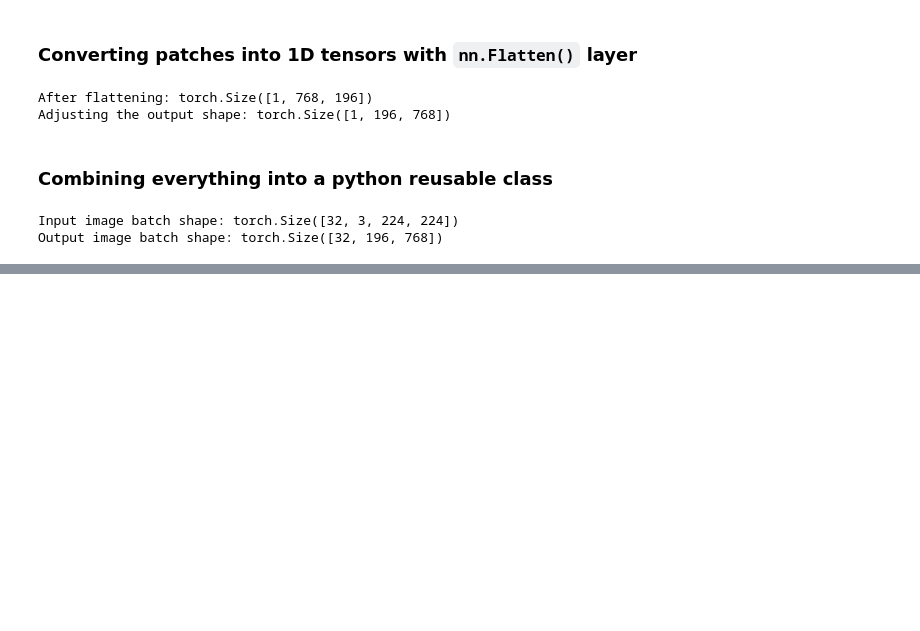
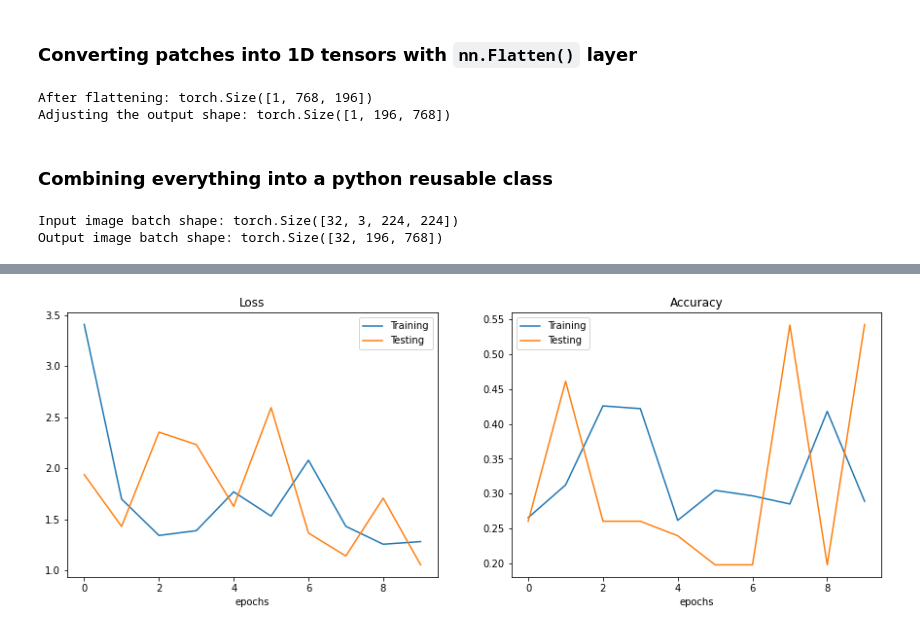
Before and after one commit to gauravreddy08/pytorch-vision-transformer, a Jupyter notebook: vit-replication.ipynb, the cells around one changed output, grey strips where cells are left out. Drawn from its saved outputs; the diff is of its cells as text; code cells hidden in the pictures; blank space fills up the shorter version.

```diff
--- a/vit-replication.ipynb
+++ b/vit-replication.ipynb
@@ -299,0 +695,18 @@ Output image batch shape: torch.Size([32, 196, 768])
+# %%
+loss_fn = nn.CrossEntropyLoss()
+optimizer = torch.optim.Adam(params=vit.parameters(), lr=1e-3,
+                             betas=(0.9, 0.999), weight_decay=0.1)
+# %%
+from going_modular import engine
+
+# Set the seeds
+set_seed()
+
+# Train the model and save the training results to a dictionary
+results = engine.train(model=vit,
+                       train_data=train_dataloader,
+                       test_data=test_dataloader,
+                       optimizer=optimizer,
+                       loss=loss_fn,
+                       epochs=10,
+                       device=device)
@@ -299,0 +731,24 @@ Output image batch shape: torch.Size([32, 196, 768])
+# %%
+loss = torch.tensor(results["train_loss"])
+test_loss = torch.tensor(results["test_loss"])
+
+accuracy = torch.tensor(results["train_acc"])
+test_accuracy = torch.tensor(results["test_acc"])
+
+plt.figure(figsize=(15, 5))
+
+plt.subplot(1, 2, 1)
+plt.plot(results['epochs'], loss, label='Training')
+plt.plot(results['epochs'], test_loss, label='Testing')
+plt.title("Loss")
+plt.xlabel('epochs')
+plt.legend()
+
+plt.subplot(1, 2, 2)
+plt.plot(results['epochs'], accuracy, label='Training')
+plt.plot(results['epochs'], test_accuracy, label='Testing')
+plt.title("Accuracy")
+plt.xlabel('epochs')
+plt.legend();
+# %% [output]
+[figure, added]
```
Also changed, not shown: parts of 50 cells of this notebook.
